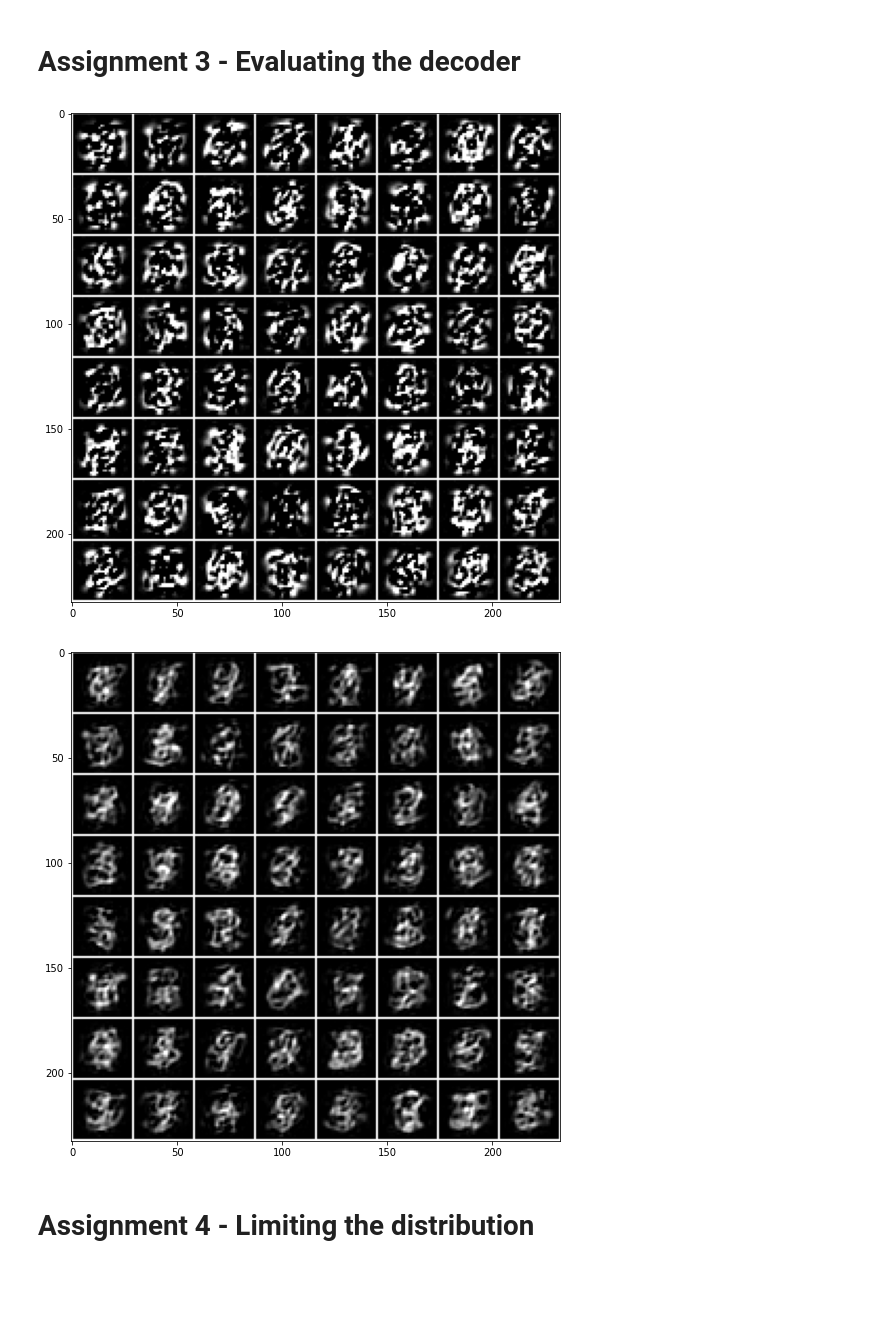
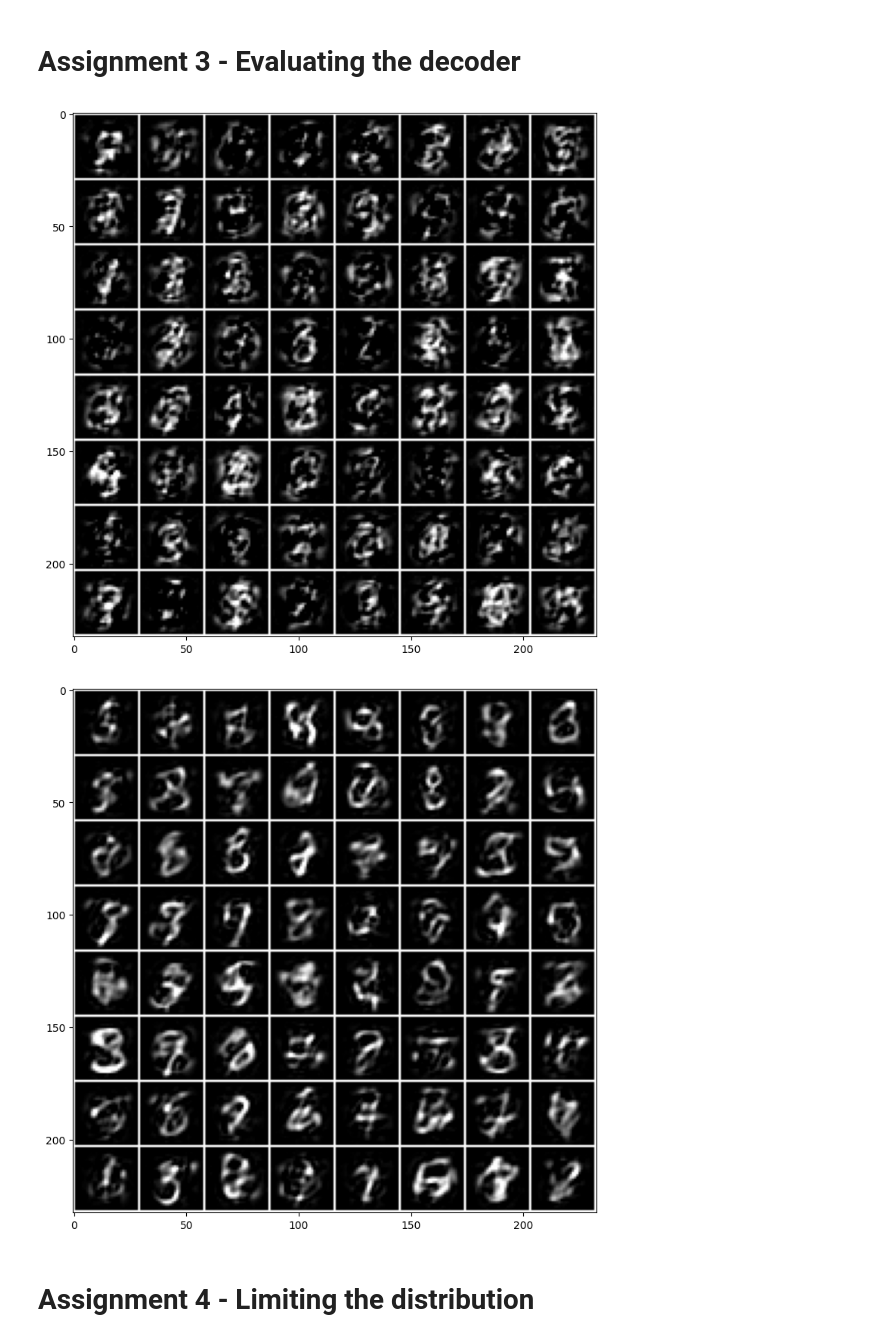
Before and after one commit to rektomar/gaussian-vae, a Jupyter notebook: view.ipynb, the cells around one changed output. Saved outputs shown, nothing was run; the diff lists cells and outputs as text; code cells hidden in the pictures; blank space fills up the shorter version.

```diff
--- a/view.ipynb
+++ b/view.ipynb
@@ -97,2 +58,20 @@ class DeeperDecoder(nn.Module):
+# %%
+class VAE(nn.Module):
+    def __init__(self, input_dim, latent_dim, num_hidden_units, px_sigma=0.1):
+        super(VAE, self).__init__()
+
+        self.encoder = Encoder(input_dim, latent_dim, num_hidden_units)
+        self.decoder = Decoder(latent_dim, input_dim, num_hidden_units[::-1])
+        self.prior = Normal(torch.zeros(latent_dim), torch.ones(latent_dim))
+        self.px_sigma = px_sigma
+
+    def forward(self, x):
+        qz_mu, qz_sigma = self.encoder(x)
+        qz = Normal(qz_mu, qz_sigma)
+
+        z = qz.sample()
+
+        x_hat = self.decoder(z)
+        return x_hat
 # %%
 class Data():
@@ -199,7 +164,7 @@ def visualize_reconstruction(encoder, decoder, batch_size=16, title='Reconstruct
 data = Data(batch_size=64)
 epochs = 10
 z_dim = 128
-encoder = Encoder(z_dim)
-decoder = Decoder(z_dim)
-elbos = train_vae(encoder, decoder, data, lr=10e-4, epochs=epochs)
+vae = VAE(28*28, z_dim, [])
+print(vae.encoder, vae.decoder)
+elbos = train_vae(vae, data, lr=1e-3, epochs=epochs)
 # %% [output]
@@ -241,10 +216,9 @@ Baseline VAE encoder has 200960 parameters and corresponding decoder has 101136
 # Assignment 2 - deeper VAE
 # %%
 data = Data(batch_size=64)
-epochs = 15
+epochs = 10
 z_dim = 128
-deeper_encoder = DeeperEncoder(z_dim)
-deeper_decoder = DeeperDecoder(z_dim)
-elbos_deeper = train_vae(deeper_encoder, deeper_decoder, data, lr=5*10e-3, epochs=epochs)
+vae_deeper = VAE(28*28, z_dim, [256, 256])
+elbos_deeper = train_vae(vae_deeper, data, lr=1e-3, epochs=epochs)
 # %% [output]
 Number of training datapoints: 60000
@@ -315,15 +295,13 @@ Two figures above show that around 65 components out of 128 collapsed of baselin
 # %% [markdown]
 # Assignment 3 - Evaluating the decoder
 # %%
-def evaluate_decoder(decoder, zdim=128, batch_size=64, title='title'):
-    decoder.eval()
+def evaluate_decoder(vae, zdim=128, batch_size=64, title='title'):
+    vae.eval()
     torch.manual_seed(0)
-    z_mean = torch.zeros(zdim)
-    z_sigma = torch.ones_like(z_mean)
-    pz = Normal(z_mean, z_sigma)
+    pz = vae.prior
     zs = pz.sample((batch_size, ))
     # print(zs.shape)
-    mu = decoder.forward(zs)
+    mu = vae.decoder(zs)
     reconstr_images = mu.reshape(batch_size, 1, 28, 28)
 
     img = make_grid(reconstr_images, nrow=8, padding=1, pad_value=1., normalize=False)
@@ -331,11 +309,11 @@ def evaluate_decoder(decoder, zdim=128, batch_size=64, title='title'):
     plt.imshow(img.permute(1,2,0).clamp(0,1.).numpy())
     plt.show()
 # %%
-evaluate_decoder(decoder, title='Evaluating the decoder for the baseline VAE')
-evaluate_decoder(deeper_decoder, title='Evaluating the decoder for the deeper VAE')
+evaluate_decoder(vae, title='Evaluating the decoder for the baseline VAE')
+evaluate_decoder(vae_deeper, title='Evaluating the decoder for the deeper VAE')
 # %% [output]
-[figure, old version]
+[figure, new version]
-[figure, old version]
+[figure, new version]
 # %% [markdown]
 # Assignment 4 - Limiting the distribution
 # %%
```
Also changed, not shown: parts of 24 cells of this notebook.
